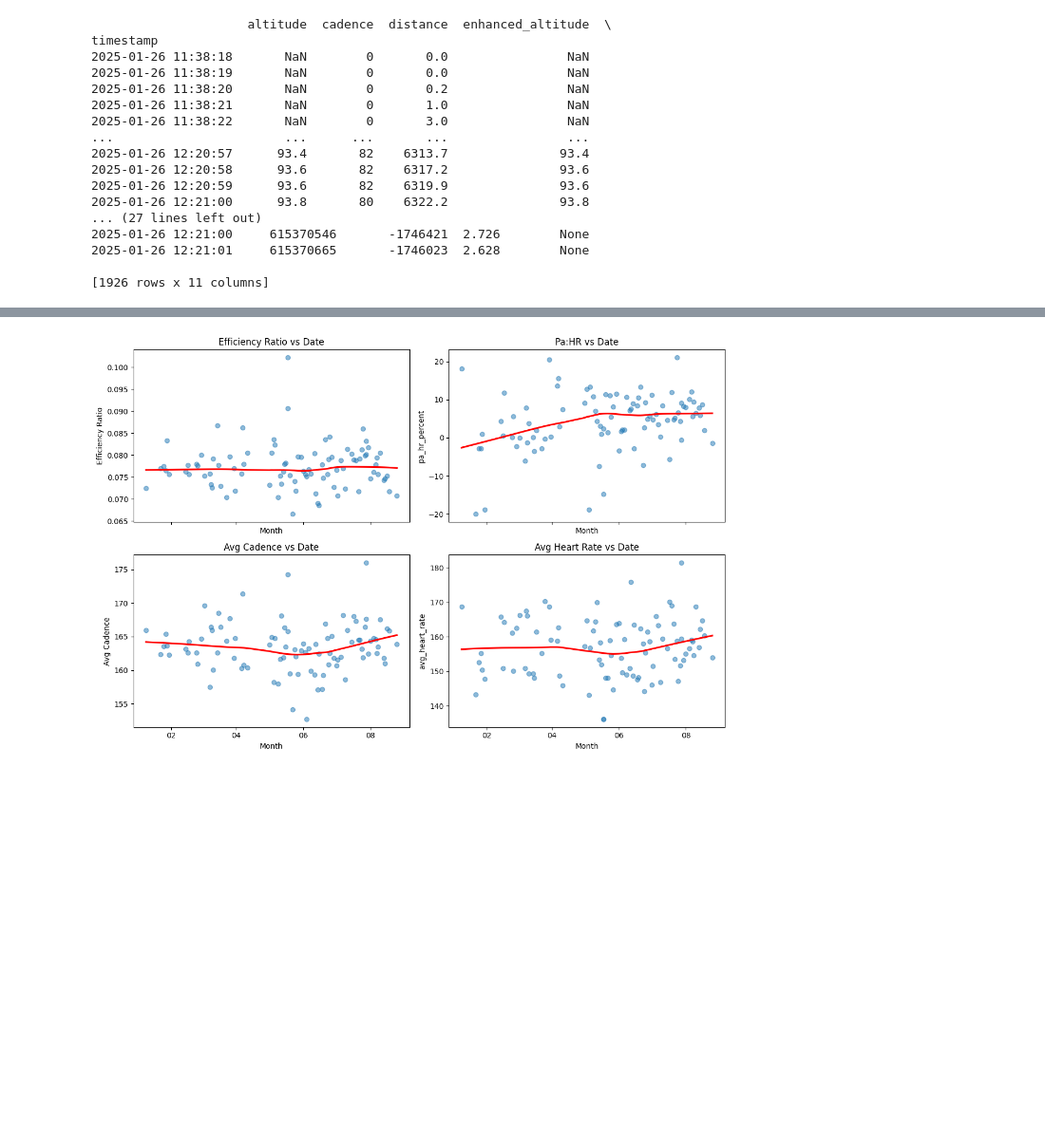
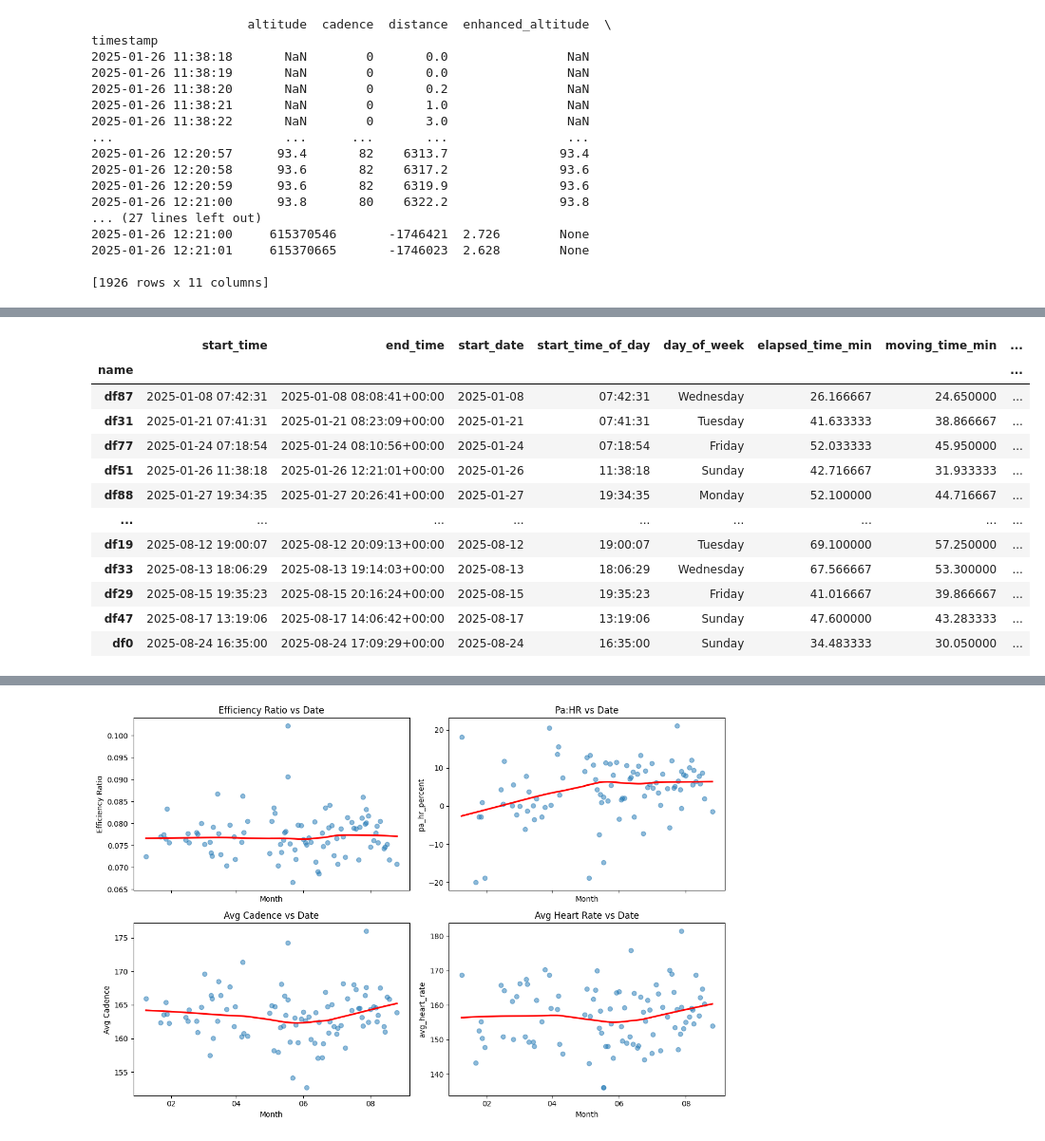
Before and after one commit to andrewt-202/sport-data-visualisation, a Jupyter notebook: sport_visualiser.ipynb, the cells around one changed output, grey strips where cells are left out. Shown at 95% size. Saved outputs shown, nothing was run; the diff lists cells and outputs as text; code cells hidden in the pictures; blank space fills up the shorter version.

```diff
--- a/sport_visualiser.ipynb
+++ b/sport_visualiser.ipynb
@@ -251,0 +263,86 @@ display(running_summary_df)
+# %%
+import pandas as pd
+from datetime import datetime
+import openmeteo_requests
+import requests_cache
+from retry_requests import retry
+
+# Setup cached session for efficiency & retries
+cache_session = requests_cache.CachedSession('.cache', expire_after=36000)
+retry_session = retry(cache_session, retries=5, backoff_factor=0.2)
+client = openmeteo_requests.Client(session=retry_session)
+
+def fetch_weather_at_time(lat, lon, when, variables=None):
+    """
+    Fetch hourly weather from Open-Meteo and return the row closest to 'when'.
+    """
+    if variables is None:
+        variables = ["temperature_2m", "precipitation", "wet_bulb_temperature_2m"]
+
+    url = "https://archive-api.open-meteo.com/v1/archive"
+    params = {
+        "latitude": lat,
+        "longitude": lon,
+        "start_date": when.date().isoformat(),
+        "end_date": when.date().isoformat(),
+        "hourly": variables,
+        "timezone": "auto",
+    }
+
+    responses = client.weather_api(url, params=params)
+    resp = responses[0]
+    hourly = resp.Hourly()
+
+    # number of time steps
+    n = hourly.Variables(0).ValuesAsNumpy().shape[0]
+
+    # build datetime index (24 rows for 1 day)
+    times = pd.date_range(
+        start=pd.to_datetime(hourly.Time(), unit="s", utc=True),
+        periods=n,
+        freq=pd.Timedelta(seconds=hourly.Interval()),
+    )
+
+    # collect variables into dataframe
+    data = {var: hourly.Variables(i).ValuesAsNumpy() for i, var in enumerate(variables)}
+    df = pd.DataFrame(data, index=times)
+
+    # pick the row closest to 'when'
+    nearest_row = df.iloc[df.index.get_indexer([pd.to_datetime(when)], method="nearest")]
+    return nearest_row.to_dict("records")[0]
+
+
+weather_records = []
+
+for idx, row in running_summary_df.iterrows():
+    lat = row["avg_latitude"]
+    lon = row["avg_longitude"]
+    end_time = row["end_time"]
+
+    try:
+        weather = fetch_weather_at_time(lat, lon, end_time)
+    except Exception as e:
+        print(f"Weather fetch failed for {idx}: {e}")
+        weather = {var: None for var in ["temperature_2m", "precipitation", "wet_bulb_temperature_2m"]}
+
+    weather_records.append(weather)
+
+# merge into df
+weather_df = pd.DataFrame(weather_records, index=running_summary_df.index)
+running_summary_with_weather = pd.concat([running_summary_df, weather_df], axis=1)
+
+display(running_summary_with_weather)
+# %% [output]
+|  | start_time | end_time | start_date | start_time_of_day | day_of_week | elapsed_time_min | moving_time_min | ... |
+| name |  |  |  |  |  |  |  | ... |
+| df87 | 2025-01-08 07:42:31 | 2025-01-08 08:08:41+00:00 | 2025-01-08 | 07:42:31 | Wednesday | 26.166667 | 24.650000 | ... |
+| df31 | 2025-01-21 07:41:31 | 2025-01-21 08:23:09+00:00 | 2025-01-21 | 07:41:31 | Tuesday | 41.633333 | 38.866667 | ... |
+| df77 | 2025-01-24 07:18:54 | 2025-01-24 08:10:56+00:00 | 2025-01-24 | 07:18:54 | Friday | 52.033333 | 45.950000 | ... |
+| df51 | 2025-01-26 11:38:18 | 2025-01-26 12:21:01+00:00 | 2025-01-26 | 11:38:18 | Sunday | 42.716667 | 31.933333 | ... |
+| df88 | 2025-01-27 19:34:35 | 2025-01-27 20:26:41+00:00 | 2025-01-27 | 19:34:35 | Monday | 52.100000 | 44.716667 | ... |
+| ... | ... | ... | ... | ... | ... | ... | ... | ... |
+| df19 | 2025-08-12 19:00:07 | 2025-08-12 20:09:13+00:00 | 2025-08-12 | 19:00:07 | Tuesday | 69.100000 | 57.250000 | ... |
+| df33 | 2025-08-13 18:06:29 | 2025-08-13 19:14:03+00:00 | 2025-08-13 | 18:06:29 | Wednesday | 67.566667 | 53.300000 | ... |
+| df29 | 2025-08-15 19:35:23 | 2025-08-15 20:16:24+00:00 | 2025-08-15 | 19:35:23 | Friday | 41.016667 | 39.866667 | ... |
+| df47 | 2025-08-17 13:19:06 | 2025-08-17 14:06:42+00:00 | 2025-08-17 | 13:19:06 | Sunday | 47.600000 | 43.283333 | ... |
+| df0 | 2025-08-24 16:35:00 | 2025-08-24 17:09:29+00:00 | 2025-08-24 | 16:35:00 | Sunday | 34.483333 | 30.050000 | ... |
```
Also changed, not shown: parts of 3 cells of this notebook, 1 other file.
